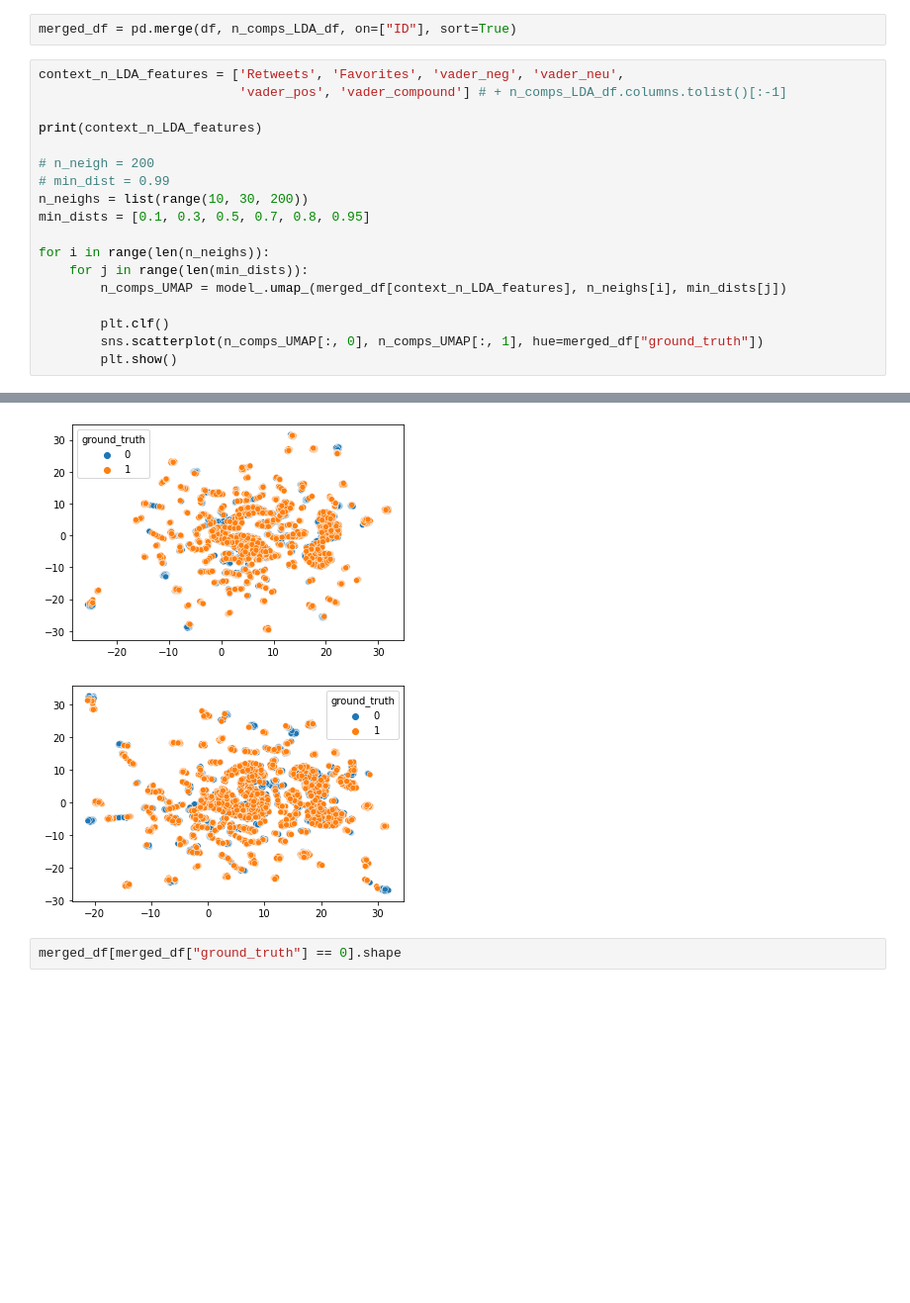
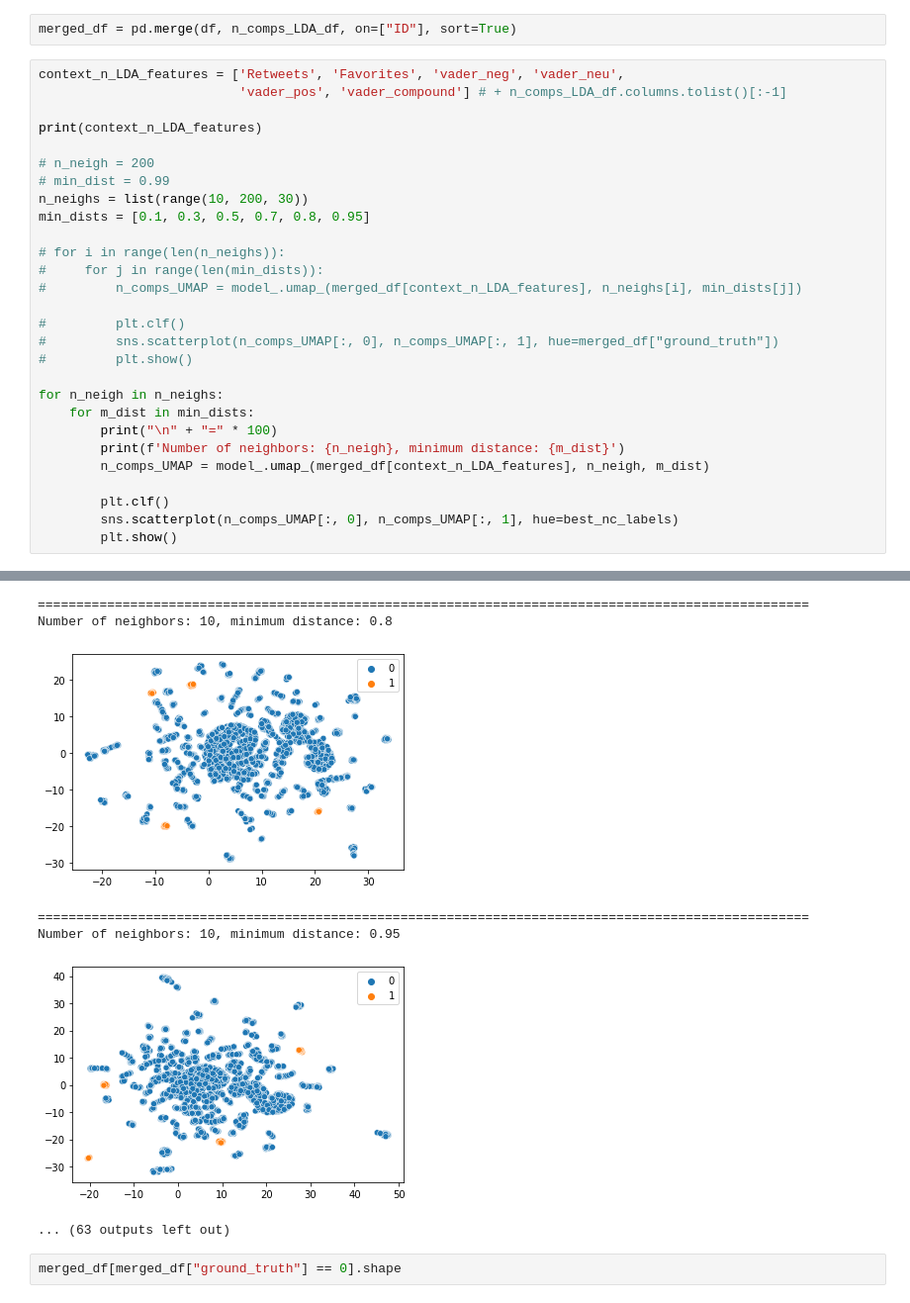
Before and after one commit to mtaufeeq/socialMM_P7, a Jupyter notebook: scripts/run_models.ipynb, the cells around one changed output, grey strips where cells are left out. Shown at 99% size. Saved outputs shown, nothing was run; the diff lists cells and outputs as text; blank space fills up the shorter version.

Commit message:
Clustering and visualization is done!

```diff
--- a/scripts/run_models.ipynb
+++ b/scripts/run_models.ipynb
@@ -166,15 +223,25 @@ print(context_n_LDA_features)
 
 # n_neigh = 200
 # min_dist = 0.99
-n_neighs = list(range(10, 30, 200))
+n_neighs = list(range(10, 200, 30))
 min_dists = [0.1, 0.3, 0.5, 0.7, 0.8, 0.95]
 
-for i in range(len(n_neighs)):
-    for j in range(len(min_dists)):
-        n_comps_UMAP = model_.umap_(merged_df[context_n_LDA_features], n_neighs[i], min_dists[j])
+# for i in range(len(n_neighs)):
+#     for j in range(len(min_dists)):
+#         n_comps_UMAP = model_.umap_(merged_df[context_n_LDA_features], n_neighs[i], min_dists[j])
+
+#         plt.clf()
+#         sns.scatterplot(n_comps_UMAP[:, 0], n_comps_UMAP[:, 1], hue=merged_df["ground_truth"])
+#         plt.show()
+
+for n_neigh in n_neighs:
+    for m_dist in min_dists:
+        print("\n" + "=" * 100)
+        print(f'Number of neighbors: {n_neigh}, minimum distance: {m_dist}')
+        n_comps_UMAP = model_.umap_(merged_df[context_n_LDA_features], n_neigh, m_dist)
 
         plt.clf()
-        sns.scatterplot(n_comps_UMAP[:, 0], n_comps_UMAP[:, 1], hue=merged_df["ground_truth"])
+        sns.scatterplot(n_comps_UMAP[:, 0], n_comps_UMAP[:, 1], hue=best_nc_labels)
         plt.show()
 # %% [output]
 ['Retweets', 'Favorites', 'vader_neg', 'vader_neu', 'vader_pos', 'vader_compound']
@@ -185,5 +261,10 @@ for i in range(len(n_neighs)):
+====================================================================================================
+Number of neighbors: 10, minimum distance: 0.8
-[figure, old version]
+[figure, new version]
+====================================================================================================
+Number of neighbors: 10, minimum distance: 0.95
-[figure, old version]
+[figure, new version]
+... (63 outputs left out)
 # %%
 merged_df[merged_df["ground_truth"] == 0].shape
 # %% [output]
```
Also changed, not shown: parts of 10 cells of this notebook, 1 other file.
